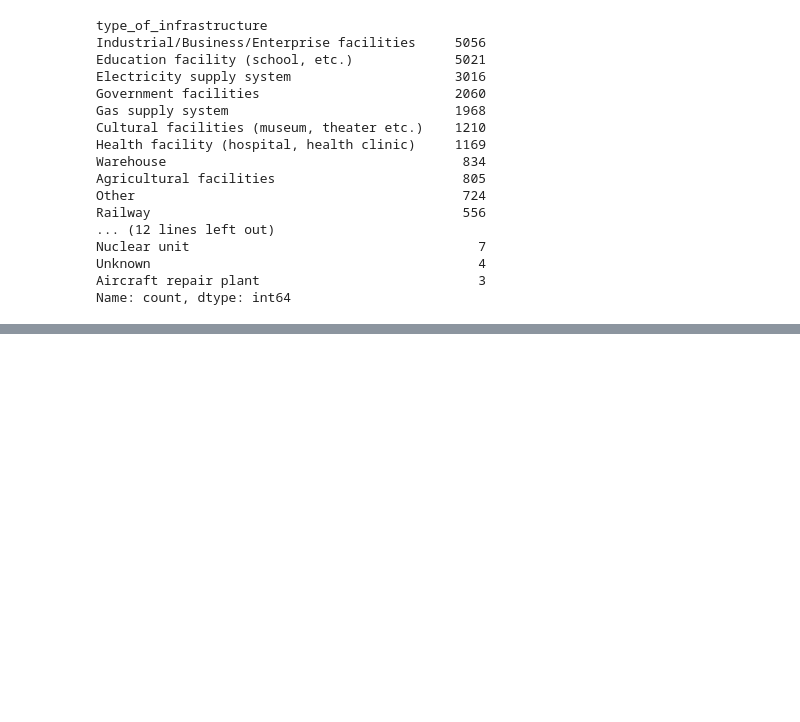
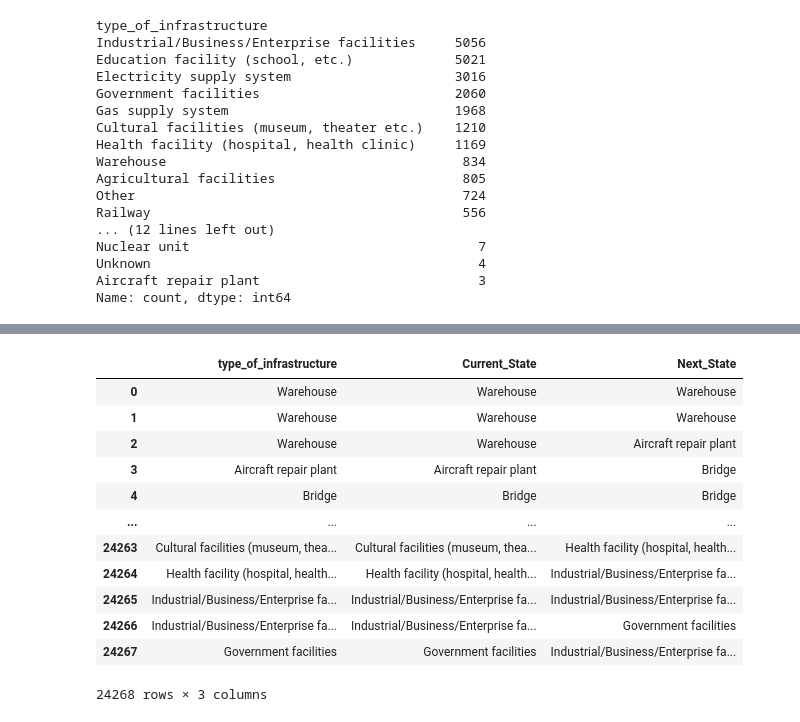
Before and after one commit to eglhannah/understanding_uncertainty_ukraine_project, a Jupyter notebook: MarkovChain.ipynb, the cells around one changed output, grey strips where cells are left out. Drawn from its saved outputs; the diff is of its cells as text; code cells hidden in the pictures; blank space fills up the shorter version.

```diff
--- a/MarkovChain.ipynb
+++ b/MarkovChain.ipynb
@@ -475,6 +475,6 @@ Name: count, dtype: int64
 | 3 | D0016 | UKR | Ukraine | ['UKR.14_1'] | Lvivska | Missing | Aircraft repair plant | Aircraft repair plan | ... |
 | 4 | D0017 | UKR | Ukraine | ['UKR.12_1'] | Kyivska | Missing | Bridge | NaN | ... |
 # %%
-rayon = data[['rayon']].copy()
-rayon.reset_index(drop=True, inplace=True)
-rayon
+infrastructure = data[['type_of_infrastructure']].copy()
+infrastructure.reset_index(drop=True, inplace=True)
+infrastructure
@@ -489,9 +521,23 @@ ray_states
 # %%
 #Now we need to modify the rayon df so the next rayon is in a new column "next_state"
-rayon['Current_State'] = rayon['rayon']
-rayon['Next_State'] = rayon['rayon'].shift(-1)
-rayon_transition = rayon.dropna(subset=['Next_State'])
-rayon_transition
+infrastructure['Current_State'] = infrastructure['type_of_infrastructure']
+infrastructure['Next_State'] = infrastructure['type_of_infrastructure'].shift(-1)
+infrastructure_transition = infrastructure.dropna(subset=['Next_State'])
+infrastructure_transition
+# %% [output]
+|  | type_of_infrastructure | Current_State | Next_State |
+| 0 | Warehouse | Warehouse | Warehouse |
+| 1 | Warehouse | Warehouse | Warehouse |
+| 2 | Warehouse | Warehouse | Aircraft repair plant |
+| 3 | Aircraft repair plant | Aircraft repair plant | Bridge |
+| 4 | Bridge | Bridge | Bridge |
+| ... | ... | ... | ... |
+| 24263 | Cultural facilities (museum, thea... | Cultural facilities (museum, thea... | Health facility (hospital, health... |
+| 24264 | Health facility (hospital, health... | Health facility (hospital, health... | Industrial/Business/Enterprise fa... |
+| 24265 | Industrial/Business/Enterprise fa... | Industrial/Business/Enterprise fa... | Industrial/Business/Enterprise fa... |
+| 24266 | Industrial/Business/Enterprise fa... | Industrial/Business/Enterprise fa... | Government facilities |
+| 24267 | Government facilities | Government facilities | Industrial/Business/Enterprise fa... |
+24268 rows × 3 columns
 # %%
 #Setting up the transition matrix
 #S is the number of states
```
Also changed, not shown: parts of 7 cells of this notebook.
